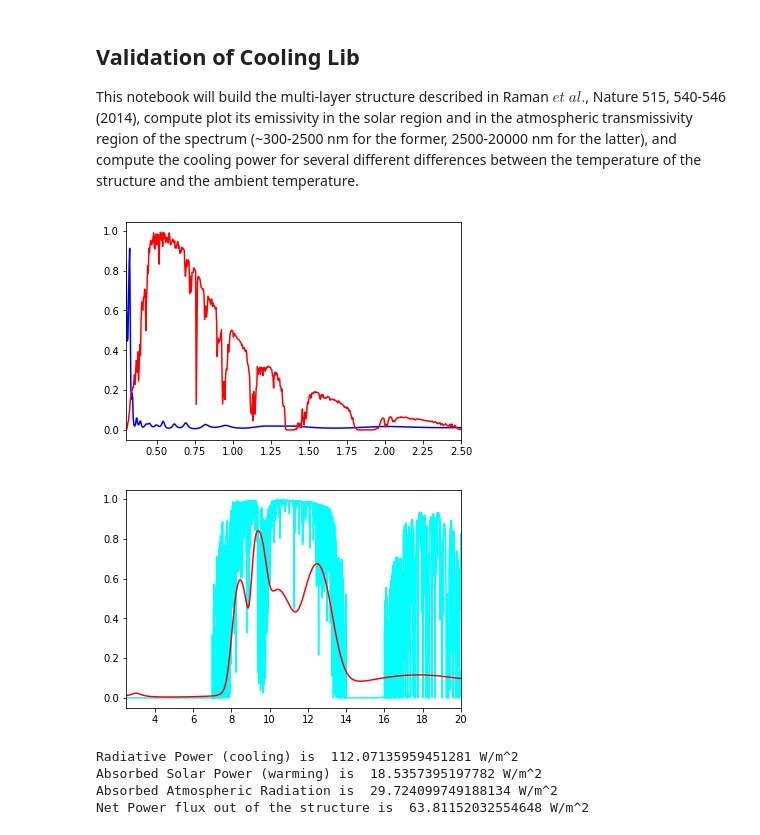
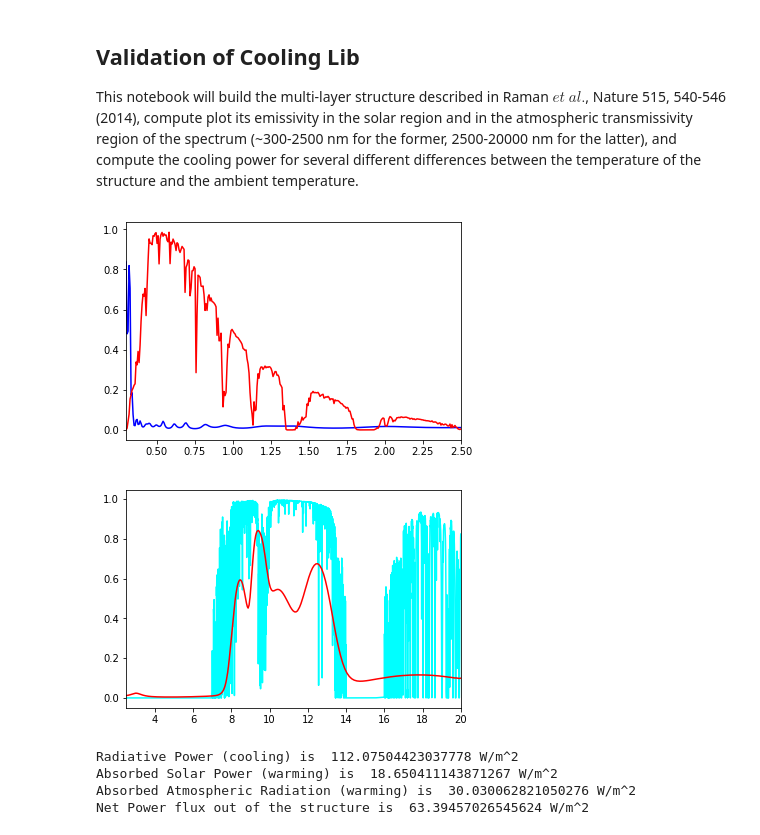
Before and after one commit to FoleyLab/wptherml_v1.0.0, a Jupyter notebook: Validate_Cooling.ipynb, the cells around one changed output. Saved outputs shown, nothing was run; the diff lists cells and outputs as text; code cells hidden in the pictures.

Commit message:
Updated Validating Cooling

```diff
--- a/Validate_Cooling.ipynb
+++ b/Validate_Cooling.ipynb
@@ -16,35 +16,35 @@ structure = {
         ### value is stored in attribute self.T_ml
         'Temperature': 300,
         ### ambient temperature - relevant for cooling lib because it determines the
         ### the thermal emission of the atmosphere
         ### actual materials the structure is made from
         'Ambient_Temperature': 300,
         ### This is the structure described in Figure 1 of Raman et al.
         'Material_List': ['Air', 'SiO2', 'HfO2', 'SiO2', 'HfO2', 'SiO2', 'HfO2', 'SiO2', 'Ag', 'Air'],
         ### thickness of each layer... terminal layers must be set to zero
         ### values are stored in attribute self.d
         'Thickness_List': [0, 230e-9, 485e-9, 688e-9, 13e-9, 73e-9, 34e-9, 54e-9, 200e-9, 0],
         ### We need to span solar spectrum and atmospheric transmissivity window
         ### solar spectrum spans ~300 - 2500 nm, and atmospheric transmissivity + BB spectrum
         ### of terrestrial bodies at ambient T span ~2500 nm - 20,000 nm
-        'Lambda_List': [300e-9, 20000e-9, 5000],
+        'Lambda_List': [300e-9, 20000e-9, 3000],
         ### We need to compute the emissivity of the structure as a function of angle
         ### to get the total radiated power / absorbed power
         'EXPLICIT_ANGLE': 1,
         ### The folloing entry will tell the computer to use the coolinglib functions
         'COOLING': 1
 
         }
 
 w_slab = multilayer(structure)
 AM = datalib.AM(w_slab.lambda_array)
 
 plt.plot(w_slab.lambda_array*1e6, w_slab.emissivity_array, 'blue')
 plt.plot(w_slab.lambda_array*1e6, AM/(1.4*1e9), 'red')
 plt.xlim(0.3,2.5)
 plt.show()
 # %% [output]
-[figure, old version]
+[figure, new version]
 # %%
 T_atm = datalib.ATData(w_slab.lambda_array)
 plt.plot(w_slab.lambda_array*1e6, T_atm, 'cyan', label='Atmospheric Transparency')
@@ -52,16 +52,16 @@ plt.plot(w_slab.lambda_array*1e6, w_slab.emissivity_array, 'red', label='Emissiv
 plt.xlim(2.5,20)
 plt.show()
 # %% [output]
-[figure, old version]
+[figure, new version]
 # %%
 w_slab.cooling_power()
 
 print("Radiative Power (cooling) is ",w_slab.radiative_power_val, "W/m^2")
 print("Absorbed Solar Power (warming) is ",w_slab.solar_power_val, "W/m^2")
-print("Absorbed Atmospheric Radiation is ",w_slab.atmospheric_power_val, "W/m^2")
+print("Absorbed Atmospheric Radiation (warming) is ",w_slab.atmospheric_power_val, "W/m^2")
 print("Net Power flux out of the structure is ",w_slab.cooling_power_val, "W/m^2")
 # %% [output]
-Radiative Power (cooling) is  112.07135959451281 W/m^2
-Absorbed Solar Power (warming) is  18.5357395197782 W/m^2
-Absorbed Atmospheric Radiation is  29.724099749188134 W/m^2
-Net Power flux out of the structure is  63.81152032554648 W/m^2
+Radiative Power (cooling) is  112.07504423037778 W/m^2
+Absorbed Solar Power (warming) is  18.650411143871267 W/m^2
+Absorbed Atmospheric Radiation (warming) is  30.030062821050276 W/m^2
+Net Power flux out of the structure is  63.39457026545624 W/m^2
```
